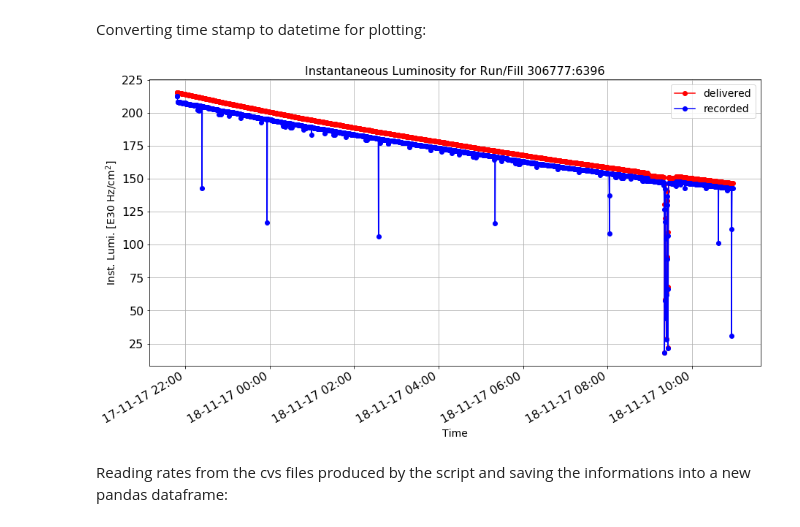
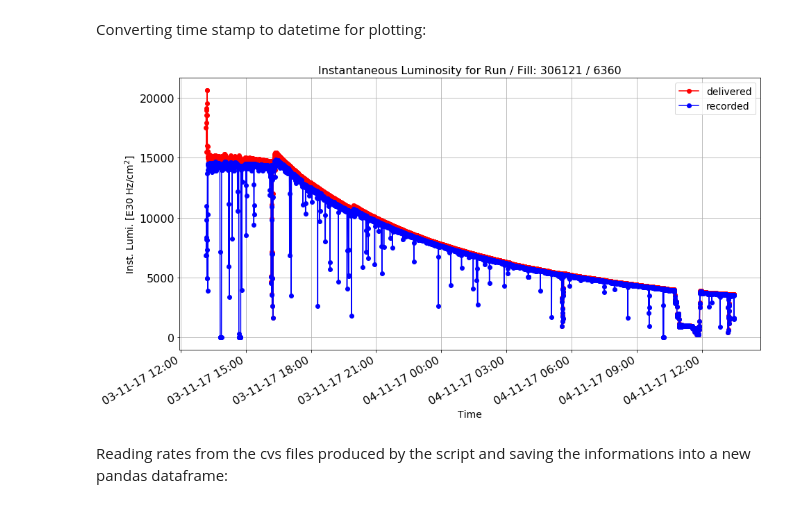
Before and after one commit to merveince92/RPCTriggerRateMonitoringWithML, a Jupyter notebook: inst_lumi_extractor.ipynb, the cells around one changed output. Saved outputs shown, nothing was run; the diff lists cells and outputs as text; code cells hidden in the pictures.

```diff
--- a/inst_lumi_extractor.ipynb
+++ b/inst_lumi_extractor.ipynb
@@ -48,2 +46,7 @@ lumi_directory = data_directory = "./lumi"
+# %%
+#runs = [302634, 302635, 305814, 306121, 306122, 306125, 306126]
+runs = [306121, 306122, 306125, 306126]
+lumi_directory = data_directory = "./lumi"
+rates_directory = "./rates"
 # %% [markdown]
 Reading instantaneous luminosities from the cvs file produced with brilcalc and saving into a pandas dataframe:
@@ -52,0 +53,14 @@ int_lumi2 = pd.read_csv(("%s/lumi_per_ls.csv" % lumi_directory),
+# %%
+df_rates = pd.DataFrame()
+int_lumi2 = pd.DataFrame()
+for run in runs:
+    print("Loading %s" % run)
+    path = "%s/lumi_%s.csv" % (lumi_directory, run)
+    int_lumi2 = int_lumi2.append(pd.read_csv(path,
+        names=["runfill", "ls", "time", "beamstatus", "energy", "delivered", "recorded", "avgpu", "source"]),
+        ignore_index=True);
+    path = "%s/dt_rates_%s.csv" % (rates_directory, run)
+    df_rates = df_rates.append(pd.read_csv(path,
+        names=["run", "time", "board", "RPC1", "RPC2", "RPC3", "RPC4", "DT1", "DT2", "DT3", "DT4", "DT5"]),
+        ignore_index=True);
+print("Done.")
@@ -53,3 +78,7 @@ int_lumi2 = pd.read_csv(("%s/lumi_per_ls.csv" % lumi_directory),
+# %%
+int_lumi2["source"] = int_lumi2["source"].astype('str')
+int_lumi2 = int_lumi2[int_lumi2["source"] != "nan"]
+int_lumi2 = int_lumi2[int_lumi2["source"] != "source"]
 # %% [markdown]
 Splitting run:fill and the start and end luminosities:
 # %%
@@ -60,3 +86,0 @@ Dropping useless rows from the dataframe:
-# %%
-int_lumi2.drop(int_lumi2.index[[0,1,2034,2035,2036]], inplace=True)
-#print int_lumi
@@ -133,9 +155,10 @@ def plot_inst_lumi(x_val, y_val, z_val, title):
     plt.show();
 # %%
 plot_inst_lumi(int_lumi2["time"], int_lumi2["delivered"], int_lumi2["recorded"],
-               "Instantaneous Luminosity for Run/Fill "+int_lumi2["run:fill"][2])
+               ("Instantaneous Luminosity for Run / Fill: %s / %s" %
+               (int_lumi2["run"].iloc[2], int_lumi2["fill"].iloc[2])))
 # %% [output]
-[figure, old version]
+[figure, new version]
 # %% [markdown]
 Reading rates from the cvs files produced by the script and saving the informations into a new pandas dataframe:
 # %%
```
Also changed, not shown: parts of 22 cells of this notebook.
